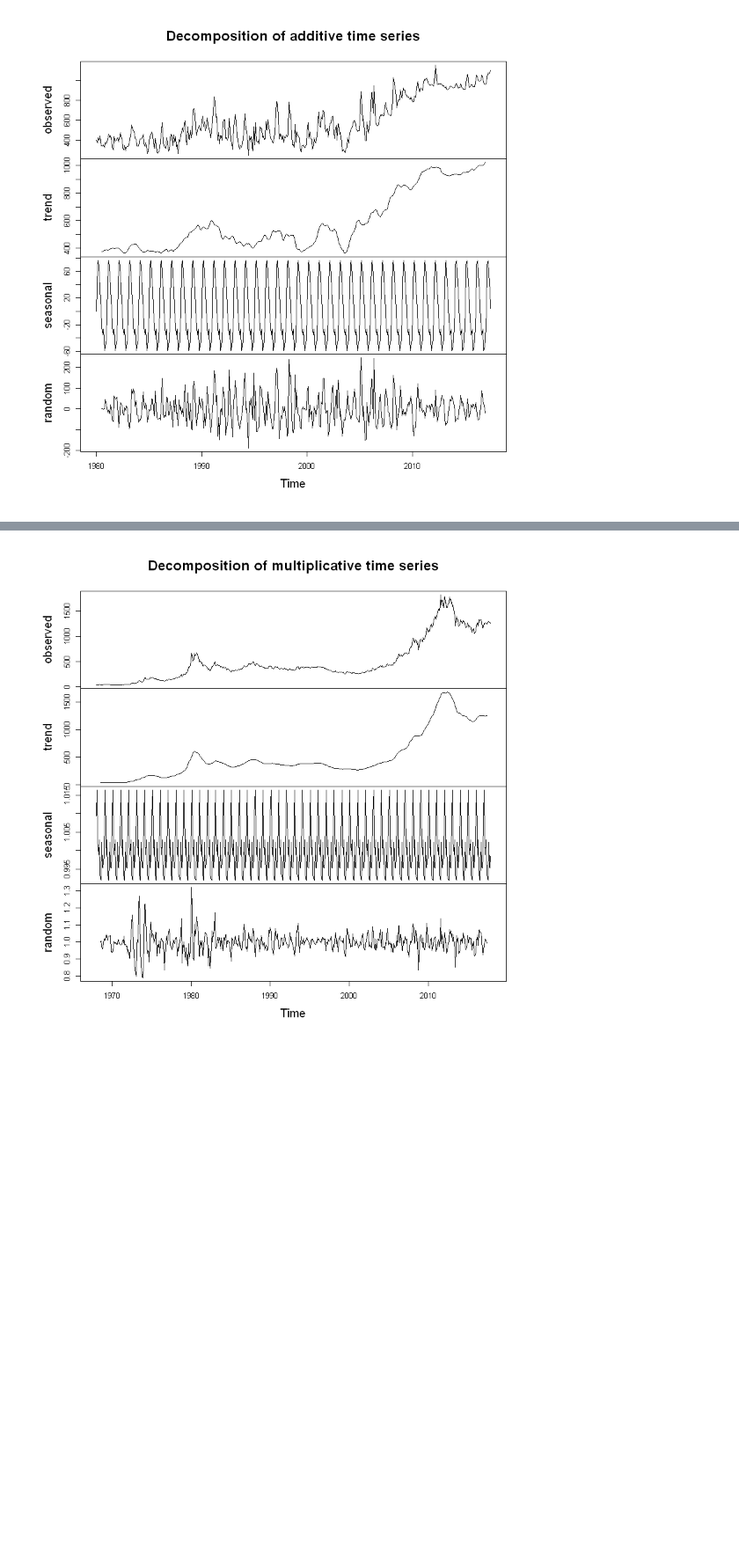
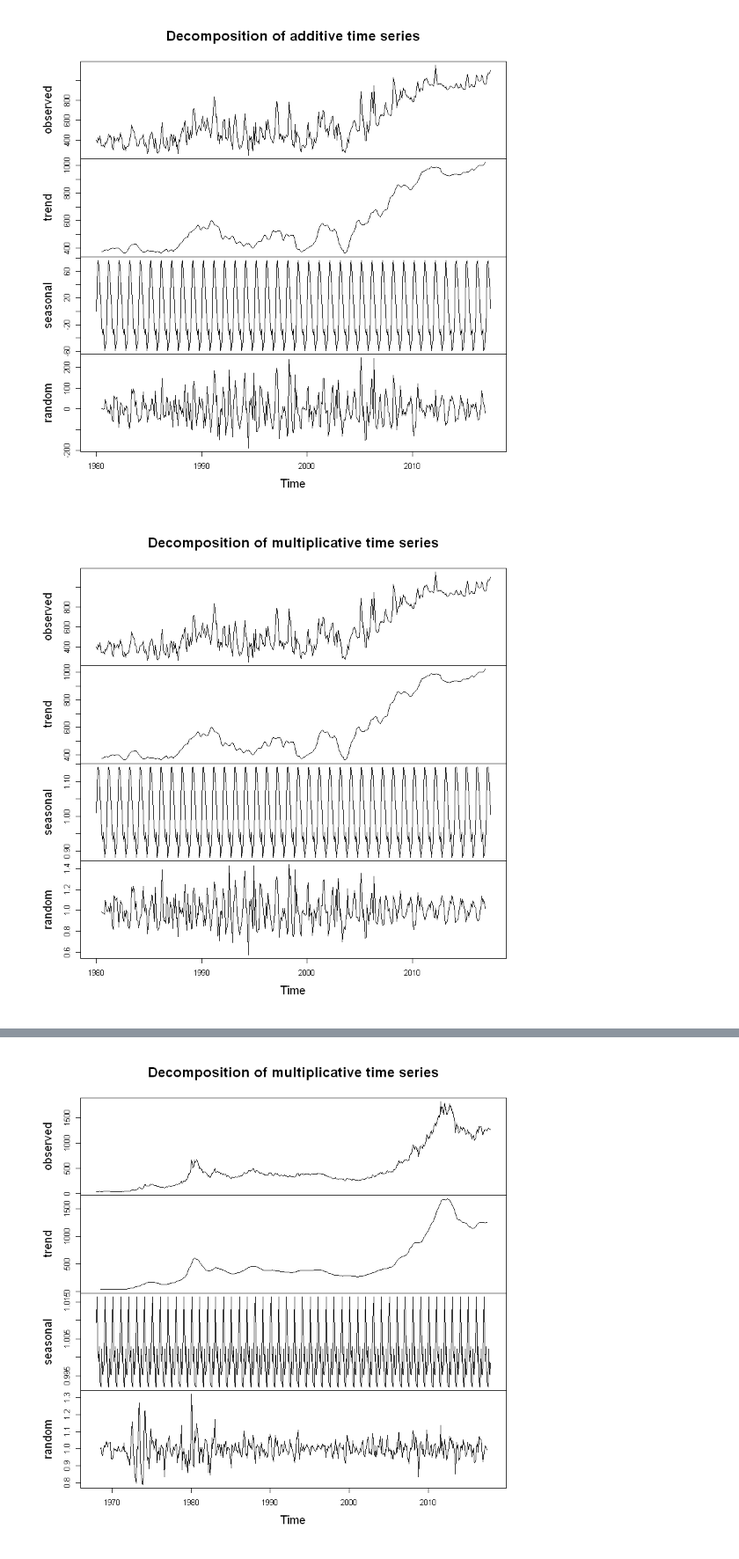
Before and after one commit to akbalikburcu/BitirmeProjesi, a Jupyter notebook: Time+Series+Analysis+Using+R+.ipynb, the cells around one changed output, grey strips where cells are left out. Shown: that part at 88% size. Drawn from its saved outputs; the diff is of its cells as text; code cells hidden in the pictures; blank space fills up the shorter version.

```diff
--- a/Time+Series+Analysis+Using+R+.ipynb
+++ b/Time+Series+Analysis+Using+R+.ipynb
@@ -223,3 +230,8 @@ bananatimeseriescomponents <- decompose(bananatimeseries)
 plot(bananatimeseriescomponents)
 # %% [output]
 [figure]
+# %%
+bananatimeseriescomponents <- decompose(bananatimeseries,type=c("multiplicative"))
+plot(bananatimeseriescomponents)
+# %% [output]
+[figure, added]
```
Also changed, not shown: parts of 26 cells of this notebook.
